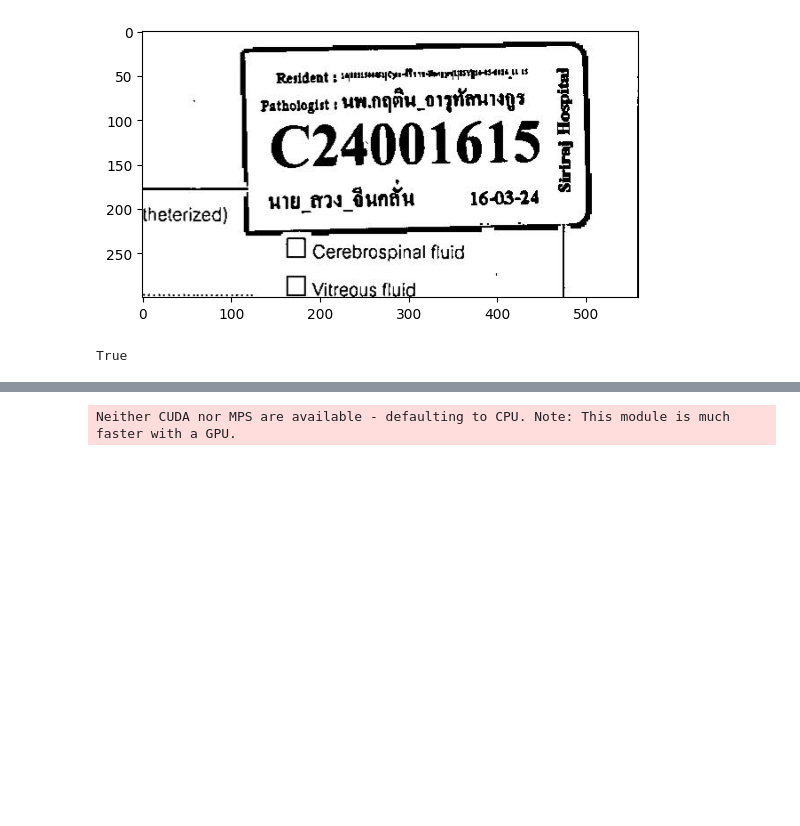
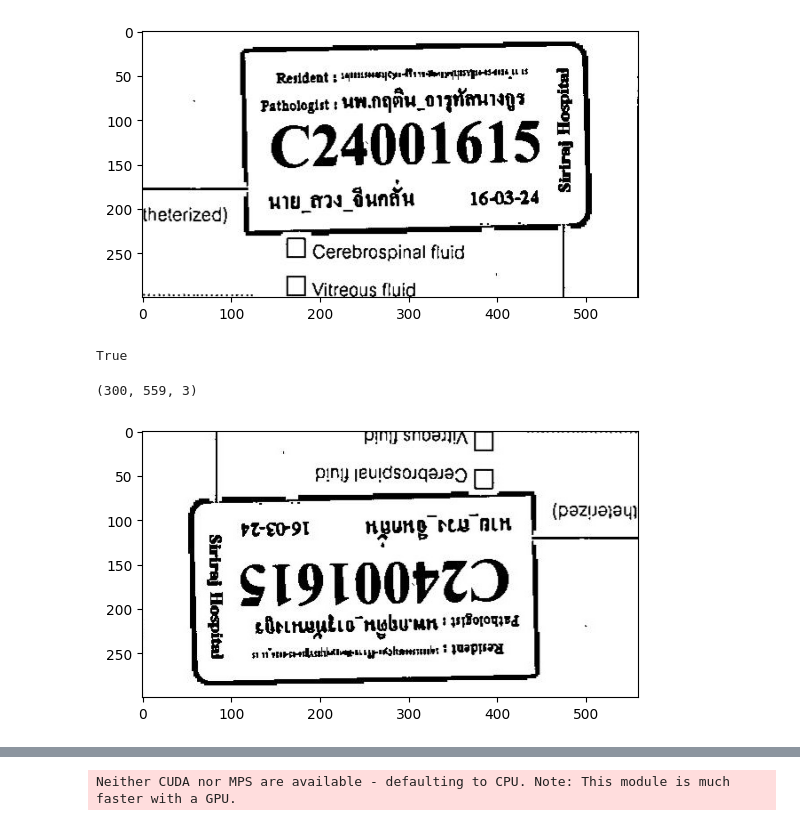
Before and after one commit to jewkub/sipatho-rpa-scan, a Jupyter notebook: rename/rename.ipynb, the cells around one changed output, grey strips where cells are left out. Saved outputs shown, nothing was run; the diff lists cells and outputs as text; code cells hidden in the pictures; blank space fills up the shorter version.

```diff
--- a/rename/rename.ipynb
+++ b/rename/rename.ipynb
@@ -140,3 +133,21 @@ cv2.imwrite("Cropped Image.jpg", cropped_image)
 (2346, 1659, 3)
 [figure]
 True
+# %%
+img = cv2.imread(r'D:\prawploy.p\scraping\rpa\sipatho-rpa-scan\rename\Cropped Image_flip.jpg')
+print(img.shape) # Print image shape
+# cv2.imshow("original", img)
+
+# Cropping an image
+# cropped_image = img[0:300, 1100:1659]
+
+# Display cropped image
+# cv2.imshow("cropped", cropped_image)
+plt.imshow(img)
+plt.show()
+
+# Save the cropped image
+# cv2.imwrite("Cropped Image.jpg", cropped_image)
+# %% [output]
+(300, 559, 3)
+[figure, added]
```
Also changed, not shown: parts of 8 cells of this notebook, 27 other files.
